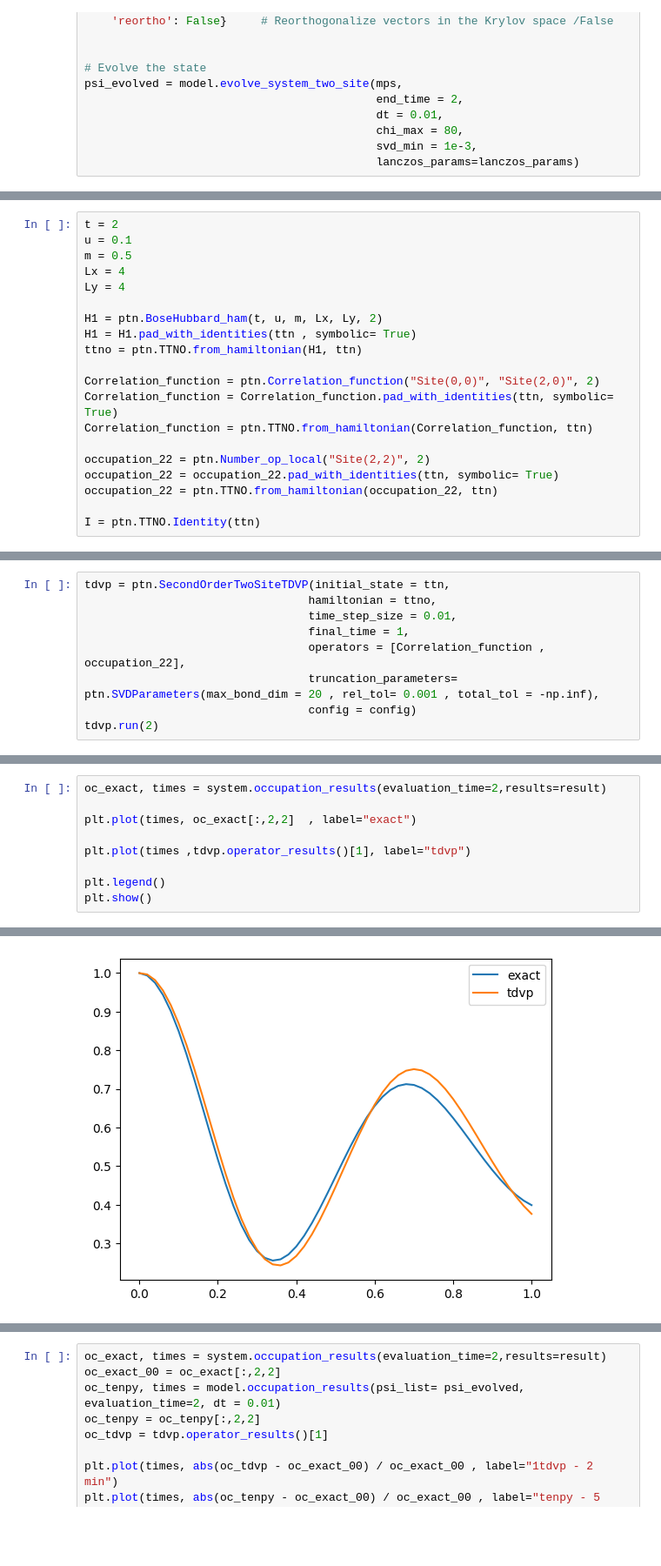
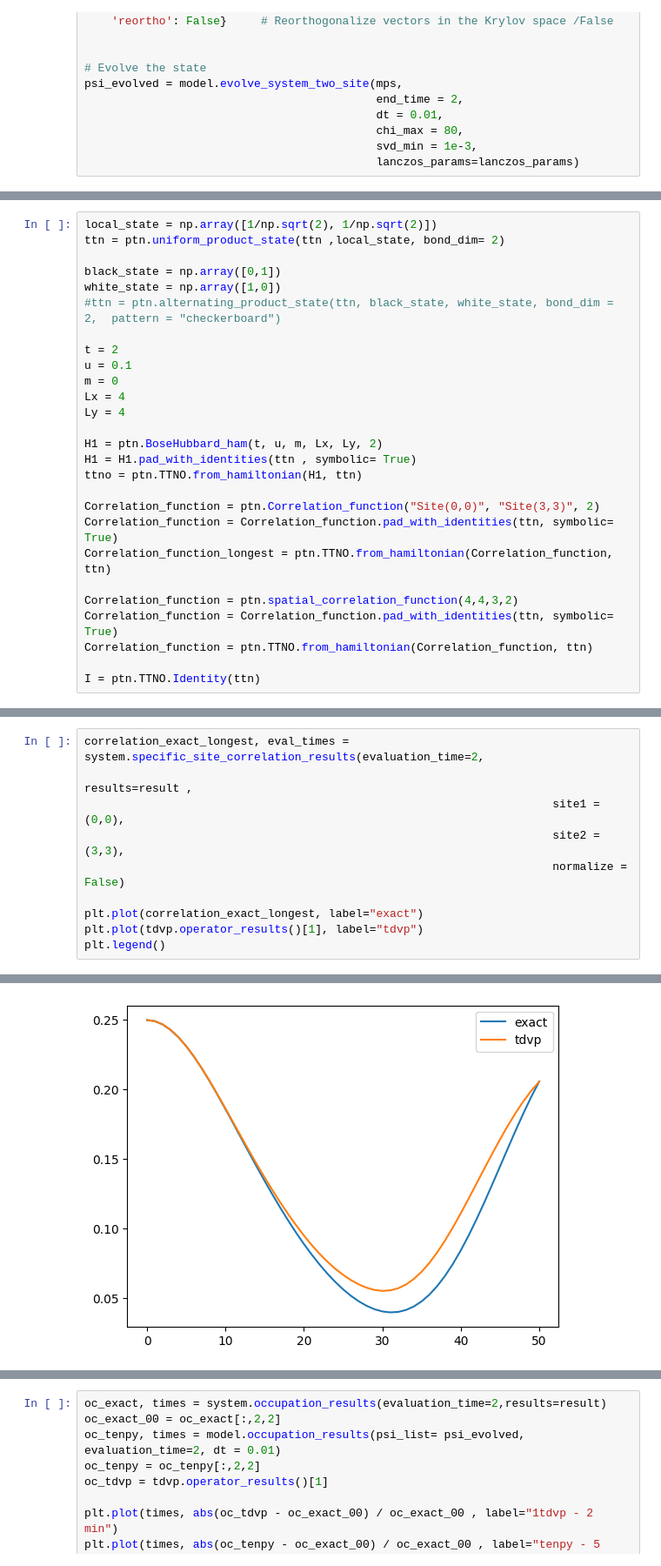
Before and after one commit to Drachier/PyTreeNet, a Jupyter notebook: BH(4x4).ipynb, the cells around one changed output, grey strips where cells are left out. Shown at 87% size. Saved outputs shown, nothing was run; the diff lists cells and outputs as text; blank space fills up the shorter version.

```diff
--- a/BH(4x4).ipynb
+++ b/BH(4x4).ipynb
@@ -86,7 +132,14 @@ ttn = ptn.alternating_product_state(ttn, black_state, white_state, bond_dim = 2,
 # %%
+local_state = np.array([1/np.sqrt(2), 1/np.sqrt(2)])
+ttn = ptn.uniform_product_state(ttn ,local_state, bond_dim= 2)
+
+black_state = np.array([0,1])
+white_state = np.array([1,0])
+#ttn = ptn.alternating_product_state(ttn, black_state, white_state, bond_dim = 2,  pattern = "checkerboard")
+
 t = 2
 u = 0.1
-m = 0.5
+m = 0
 Lx = 4
 Ly = 4
 
@@ -94,13 +147,13 @@ H1 = ptn.BoseHubbard_ham(t, u, m, Lx, Ly, 2)
 H1 = H1.pad_with_identities(ttn , symbolic= True)
 ttno = ptn.TTNO.from_hamiltonian(H1, ttn)
 
-Correlation_function = ptn.Correlation_function("Site(0,0)", "Site(2,0)", 2)
+Correlation_function = ptn.Correlation_function("Site(0,0)", "Site(3,3)", 2)
+Correlation_function = Correlation_function.pad_with_identities(ttn, symbolic= True)
+Correlation_function_longest = ptn.TTNO.from_hamiltonian(Correlation_function, ttn)
+
+Correlation_function = ptn.spatial_correlation_function(4,4,3,2)
 Correlation_function = Correlation_function.pad_with_identities(ttn, symbolic= True)
 Correlation_function = ptn.TTNO.from_hamiltonian(Correlation_function, ttn)
 
-occupation_22 = ptn.Number_op_local("Site(2,2)", 2)
-occupation_22 = occupation_22.pad_with_identities(ttn, symbolic= True)
-occupation_22 = ptn.TTNO.from_hamiltonian(occupation_22, ttn)
-
 I = ptn.TTNO.Identity(ttn)
 # %%
@@ -139,11 +181,2 @@ tdvp = ptn.SecondOrderOneSiteTDVP(initial_state = ttn,
                                  config = config)
-# %%
-tdvp = ptn.SecondOrderTwoSiteTDVP(initial_state = ttn,
-                                 hamiltonian = ttno,
-                                 time_step_size = 0.01,
-                                 final_time = 1,
-                                 operators = [Correlation_function , occupation_22],
-                                 truncation_parameters= ptn.SVDParameters(max_bond_dim = 20 , rel_tol= 0.001 , total_tol = -np.inf),
-                                 config = config)
-tdvp.run(2)
 # %%
@@ -219,10 +236,11 @@ Increasing tol: 0.5500000000000003
 # %%
-oc_exact, times = system.occupation_results(evaluation_time=2,results=result)
+correlation_exact_longest, eval_times = system.specific_site_correlation_results(evaluation_time=2,
+                                                                     results=result ,
+                                                                     site1 = (0,0),
+                                                                     site2 = (3,3),
+                                                                     normalize = False)
 
-plt.plot(times, oc_exact[:,2,2]  , label="exact")
-
-plt.plot(times ,tdvp.operator_results()[1], label="tdvp")
-
+plt.plot(correlation_exact_longest, label="exact")
+plt.plot(tdvp.operator_results()[1], label="tdvp")
 plt.legend()
-plt.show()
 # %% [output]
@@ -229 +248 @@ plt.show()
-[figure, old version]
+[figure, new version]
```
Also changed, not shown: parts of 23 cells of this notebook, 3 other files.
